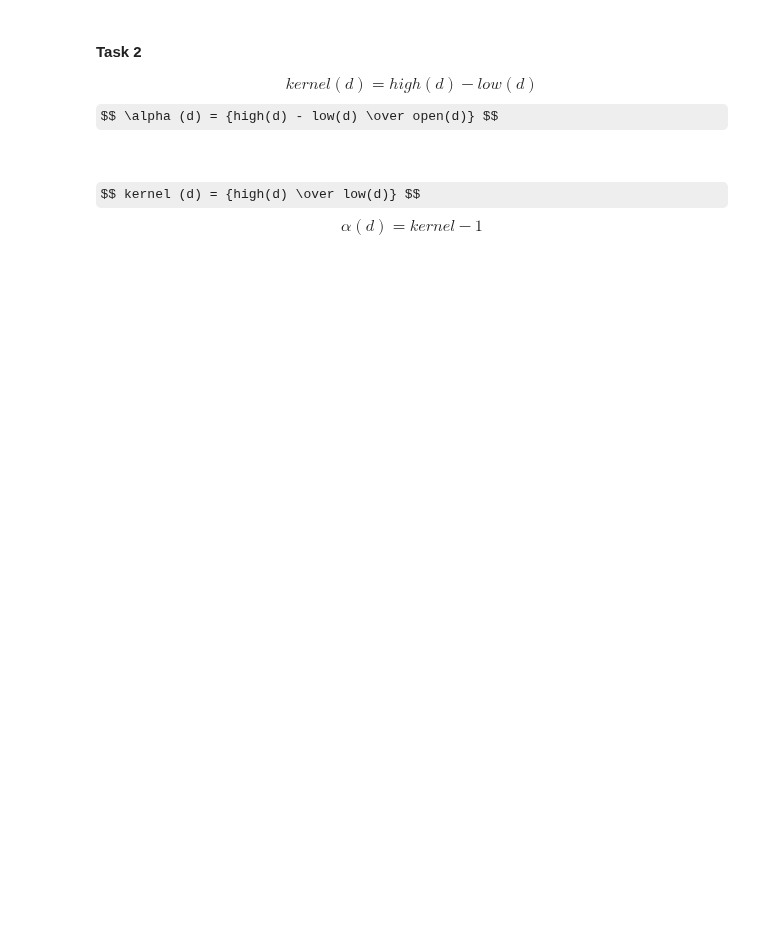
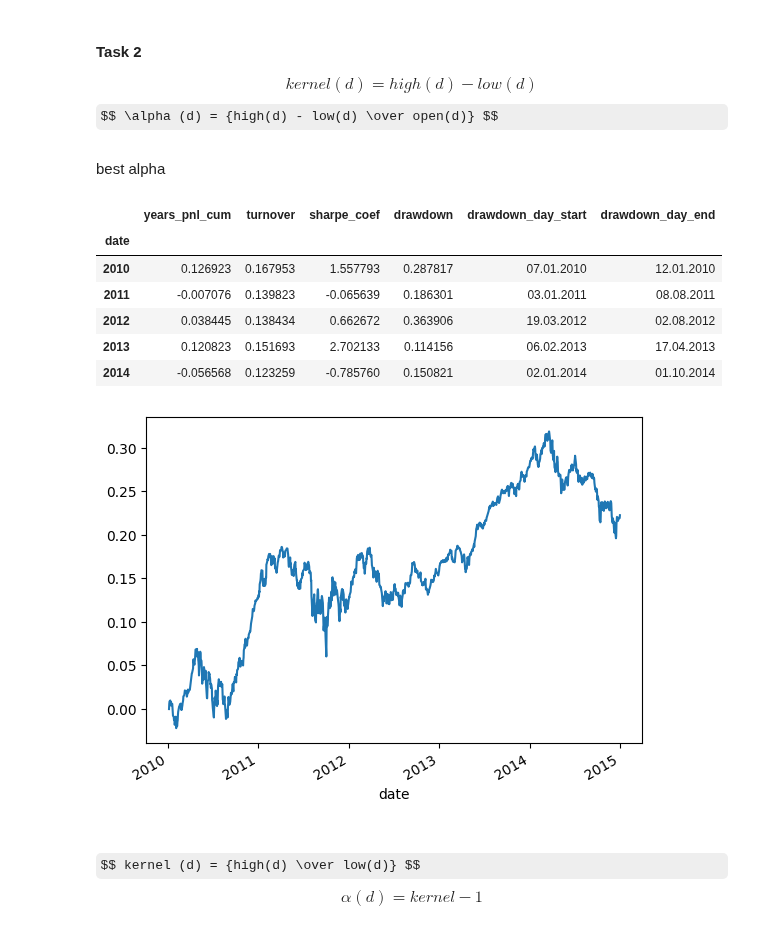
Before and after one commit to ChingisBadmaev/sirius_university, a Jupyter notebook: finding_alphas/task_list_2/main.ipynb, the cells around one changed output. Saved outputs shown, nothing was run; the diff lists cells and outputs as text; code cells hidden in the pictures; some formulas as TeX source; blank space fills up the shorter version.

```diff
--- a/finding_alphas/task_list_2/main.ipynb
+++ b/finding_alphas/task_list_2/main.ipynb
@@ -163,11 +200,13 @@ generate_alphas(data_returns, algh_alpha_reversion, data_close=data_close, max_n
 $$ kernel (d) = {high(d) - low(d)} $$
 $$ \alpha (d) = {high(d) - low(d) \over open(d)} $$
 # %%
-def algh_alpha_high_minus_low(n=1, data_close=0, data_open=0, data_high=0, data_low=0, volume=0,cut_middle_coef=0, cut_outliers_coef=0, ranking=False):
+def algh_alpha_high_minus_low(n=1, data_close=0, data_open=0, data_high=0, data_low=0, volume=0,cut_middle_coef=0, cut_outliers_coef=0, ranking=False, decaying=False, decay_d=0, decay_k=0):
     kernel = (data_high - data_low)
     alpha = kernel / data_open
+    if decaying == True:
+        alpha = get_decay_alpha(alpha, decay_d, decay_k)
     if ranking ==True:
-        kernel = kernel.T.apply(lambda x: get_rank(x)).T
+        alpha = alpha.T.apply(lambda x: get_rank(x)).T
     alpha = alpha.T.apply(lambda x: cut_outliers(x, cut_outliers_coef)).apply(lambda x: cut_middle(x, cut_middle_coef)).apply(neutralize).apply(normalize).T
     return alpha
 # %%
@@ -175,3 +214,16 @@ generate_alphas(data_returns, algh_alpha_high_minus_low, data_open=data_open, da
+# %% [markdown]
+best alpha
+# %%
+alpha_stats(data_returns, algh_alpha_high_minus_low(data_open=data_open, data_high=data_high, data_low=data_low, cut_middle_coef=0, cut_outliers_coef=0, ranking=True, decaying=True, decay_d=10, decay_k=9))
+# %% [output]
+|  | years_pnl_cum | turnover | sharpe_coef | drawdown | drawdown_day_start | drawdown_day_end |
+| date |  |  |  |  |  |  |
+| 2010 | 0.126923 | 0.167953 | 1.557793 | 0.287817 | 07.01.2010 | 12.01.2010 |
+| 2011 | -0.007076 | 0.139823 | -0.065639 | 0.186301 | 03.01.2011 | 08.08.2011 |
+| 2012 | 0.038445 | 0.138434 | 0.662672 | 0.363906 | 19.03.2012 | 02.08.2012 |
+| 2013 | 0.120823 | 0.151693 | 2.702133 | 0.114156 | 06.02.2013 | 17.04.2013 |
+| 2014 | -0.056568 | 0.123259 | -0.785760 | 0.150821 | 02.01.2014 | 01.10.2014 |
+[figure, added]
 # %% [markdown]
 ####
 $$ kernel (d) = {high(d) \over low(d)} $$
```
Also changed, not shown: parts of 55 cells of this notebook.
